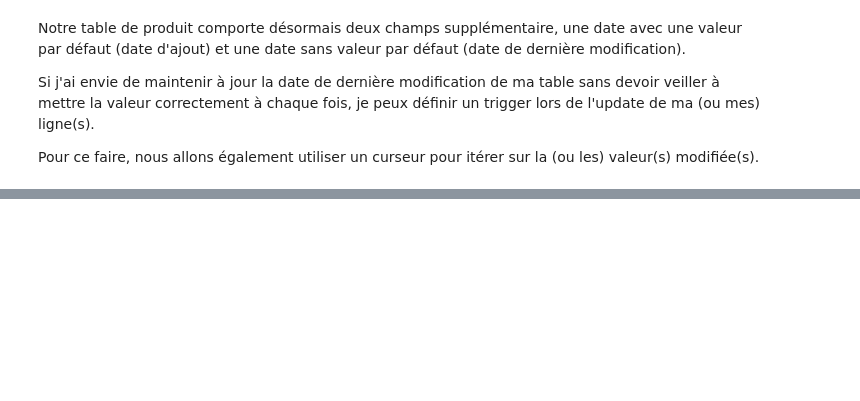
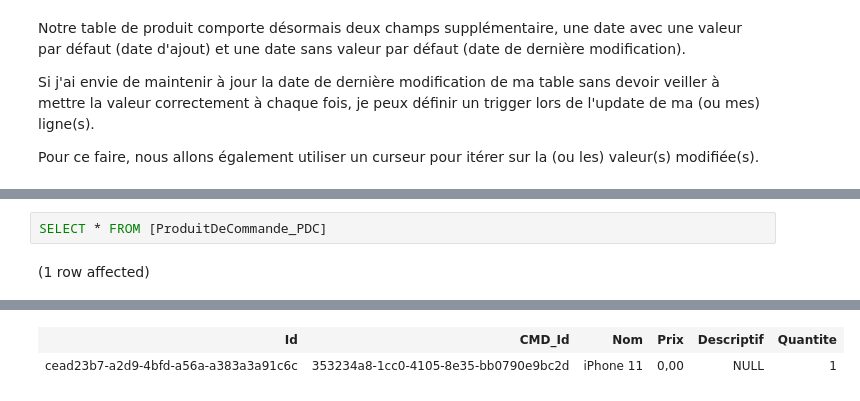
Before and after one commit to mbaumanndev/iut-sql-env, a Jupyter notebook: Cours.ipynb, the cells around one changed output, grey strips where cells are left out. Saved outputs shown, nothing was run; the diff lists cells and outputs as text; blank space fills up the shorter version.

```diff
--- a/Cours.ipynb
+++ b/Cours.ipynb
@@ -267,0 +392,4 @@ Total execution time: 00:00:00.032
+# %%
+SELECT * FROM [ProduitDeCommande_PDC]
+# %% [output]
+(1 row affected)
@@ -267,0 +397,2 @@ Total execution time: 00:00:00.032
+| Id | CMD_Id | Nom | Prix | Descriptif | Quantite |
+| cead23b7-a2d9-4bfd-a56a-a383a3a91c6c | 353234a8-1cc0-4105-8e35-bb0790e9bc2d | iPhone 11 | 0,00 | NULL | 1 |
```
Also changed, not shown: parts of 26 cells of this notebook.
